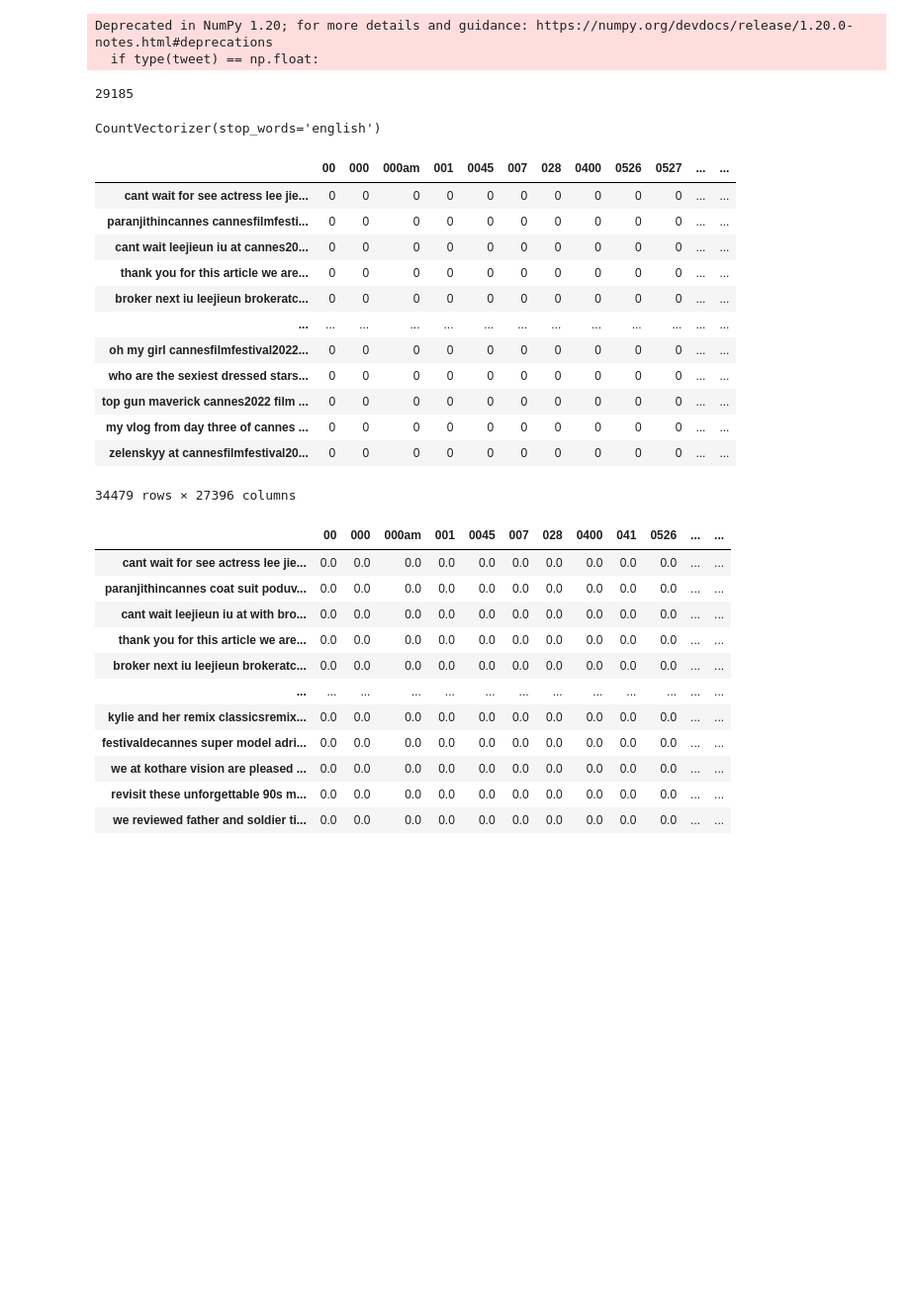
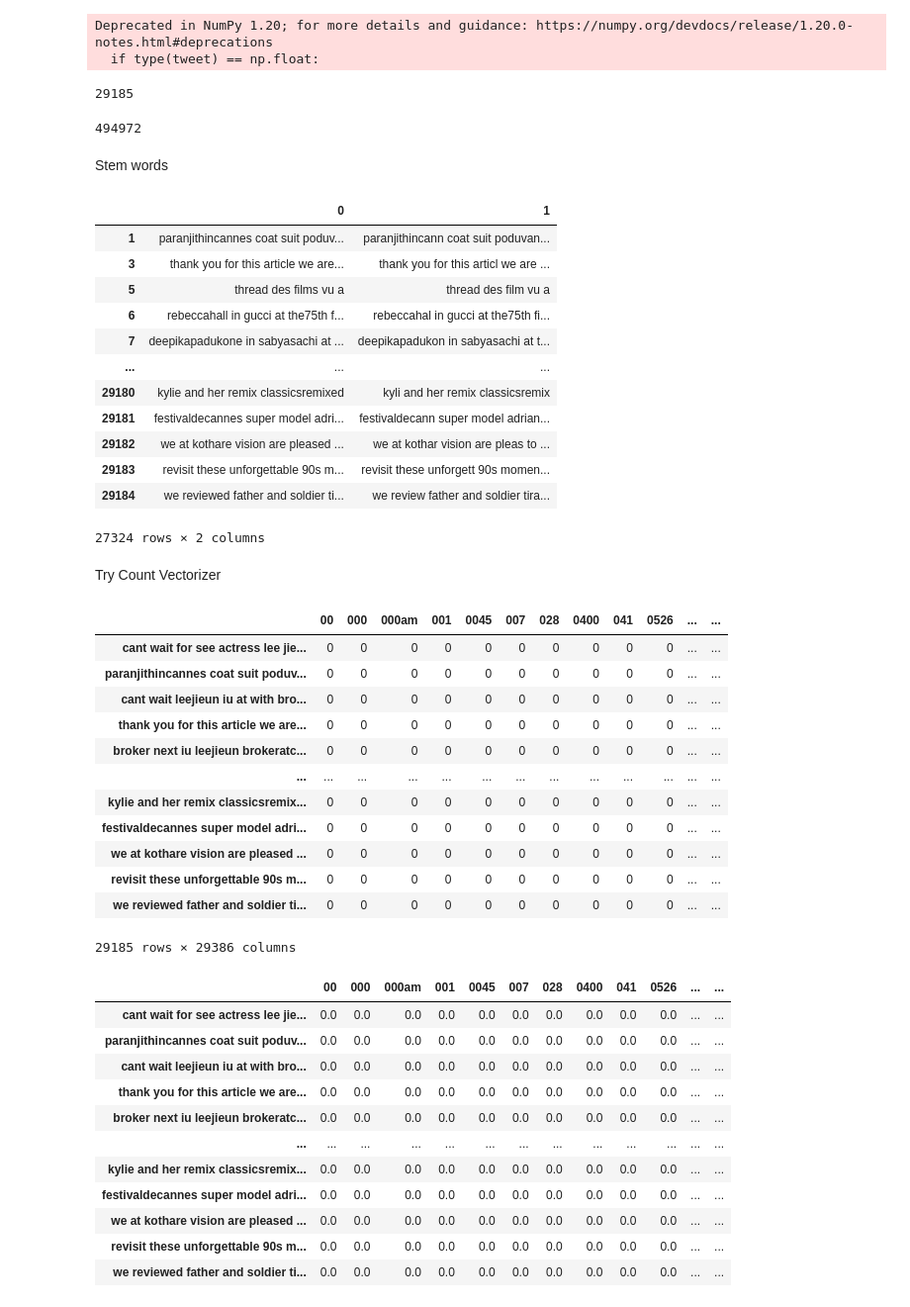
Before and after one commit to amyyunekim/Course_5_NLP, a Jupyter notebook: code/nlp_cannes.ipynb, the cells around one changed output. Shown at 99% size. Saved outputs shown, nothing was run; the diff lists cells and outputs as text; code cells hidden in the pictures; blank space fills up the shorter version.

Commit message:
add stemming

```diff
--- a/code/nlp_cannes.ipynb
+++ b/code/nlp_cannes.ipynb
@@ -36,7 +40,11 @@ cleaned_tweet = [clean_tweet (tw)for tw in tweets]
 # %% [output]
 Deprecated in NumPy 1.20; for more details and guidance: https://numpy.org/devdocs/release/1.20.0-notes.html#deprecations
   if type(tweet) == np.float:
-# %%
-len(cleaned_tweet)
-# %% [output]
-29185
+# %%
+print(len(cleaned_tweet)) # documents
+sum([len(d.split(' '))for d in cleaned_tweet]) # total non-unique terms
+# %% [output]
+29185
+494972
+# %% [markdown]
+Stem words
@@ -43,2 +58,21 @@ len(cleaned_tweet)
+# %%
+check_stemming = pd.DataFrame(zip(cleaned_tweet,stemmed_tweet))
+# %%
+# find tweets which are diff after stemming
+check_stemming.loc[~(check_stemming[0] == check_stemming[1])]
+# %% [output]
+|  | 0 | 1 |
+| 1 | paranjithincannes coat suit poduv... | paranjithincann coat suit poduvan... |
+| 3 | thank you for this article we are... | thank you for this articl we are ... |
+| 5 | thread des films vu a | thread des film vu a |
+| 6 | rebeccahall in gucci at the75th f... | rebeccahal in gucci at the75th fi... |
+| 7 | deepikapadukone in sabyasachi at ... | deepikapadukon in sabyasachi at t... |
+| ... | ... | ... |
+| 29180 | kylie and her remix classicsremixed | kyli and her remix classicsremix |
+| 29181 | festivaldecannes super model adri... | festivaldecann super model adrian... |
+| 29182 | we at kothare vision are pleased ... | we at kothar vision are pleas to ... |
+| 29183 | revisit these unforgettable 90s m... | revisit these unforgett 90s momen... |
+| 29184 | we reviewed father and soldier ti... | we review father and soldier tira... |
+27324 rows × 2 columns
 # %%
 label = [e[:100]+"..." for e in cleaned_tweet]
@@ -45,7 +79,0 @@ label = [e[:100]+"..." for e in cleaned_tweet]
-# %%
-### BEGIN SOLUTION
-cv = CountVectorizer(stop_words='english')#, min_df=.01)
-### END SOLUTION
-cv
-# %% [output]
-CountVectorizer(stop_words='english')
@@ -54,19 +80,23 @@ tweet_cv = cv.fit_transform(cleaned_tweet)
+# %% [markdown]
+Try Count Vectorizer
 # %%
+cv = CountVectorizer(stop_words='english')#, min_df=.01)
+tweet_cv = cv.fit_transform(cleaned_tweet)
 dtm_cv = pd.DataFrame(tweet_cv.toarray(),index=label, columns=cv.get_feature_names())
 ### END SOLUTION
 dtm_cv
 # %% [output]
-|  | 00 | 000 | 000am | 001 | 0045 | 007 | 028 | 0400 | 0526 | 0527 | ... | ... |
+|  | 00 | 000 | 000am | 001 | 0045 | 007 | 028 | 0400 | 041 | 0526 | ... | ... |
 | cant wait for see actress lee jie... | 0 | 0 | 0 | 0 | 0 | 0 | 0 | 0 | 0 | 0 | ... | ... |
-| paranjithincannes cannesfilmfesti... | 0 | 0 | 0 | 0 | 0 | 0 | 0 | 0 | 0 | 0 | ... | ... |
-| cant wait leejieun iu at cannes20... | 0 | 0 | 0 | 0 | 0 | 0 | 0 | 0 | 0 | 0 | ... | ... |
+| paranjithincannes coat suit poduv... | 0 | 0 | 0 | 0 | 0 | 0 | 0 | 0 | 0 | 0 | ... | ... |
+| cant wait leejieun iu at with bro... | 0 | 0 | 0 | 0 | 0 | 0 | 0 | 0 | 0 | 0 | ... | ... |
 | thank you for this article we are... | 0 | 0 | 0 | 0 | 0 | 0 | 0 | 0 | 0 | 0 | ... | ... |
 | broker next iu leejieun brokeratc... | 0 | 0 | 0 | 0 | 0 | 0 | 0 | 0 | 0 | 0 | ... | ... |
 | ... | ... | ... | ... | ... | ... | ... | ... | ... | ... | ... | ... | ... |
-| oh my girl cannesfilmfestival2022... | 0 | 0 | 0 | 0 | 0 | 0 | 0 | 0 | 0 | 0 | ... | ... |
-| who are the sexiest dressed stars... | 0 | 0 | 0 | 0 | 0 | 0 | 0 | 0 | 0 | 0 | ... | ... |
-| top gun maverick cannes2022 film ... | 0 | 0 | 0 | 0 | 0 | 0 | 0 | 0 | 0 | 0 | ... | ... |
-| my vlog from day three of cannes ... | 0 | 0 | 0 | 0 | 0 | 0 | 0 | 0 | 0 | 0 | ... | ... |
-| zelenskyy at cannesfilmfestival20... | 0 | 0 | 0 | 0 | 0 | 0 | 0 | 0 | 0 | 0 | ... | ... |
+| kylie and her remix classicsremix... | 0 | 0 | 0 | 0 | 0 | 0 | 0 | 0 | 0 | 0 | ... | ... |
+| festivaldecannes super model adri... | 0 | 0 | 0 | 0 | 0 | 0 | 0 | 0 | 0 | 0 | ... | ... |
+| we at kothare vision are pleased ... | 0 | 0 | 0 | 0 | 0 | 0 | 0 | 0 | 0 | 0 | ... | ... |
+| revisit these unforgettable 90s m... | 0 | 0 | 0 | 0 | 0 | 0 | 0 | 0 | 0 | 0 | ... | ... |
+| we reviewed father and soldier ti... | 0 | 0 | 0 | 0 | 0 | 0 | 0 | 0 | 0 | 0 | ... | ... |
-34479 rows × 27396 columns
+29185 rows × 29386 columns
 # %%
```
Also changed, not shown: parts of 20 cells of this notebook.
